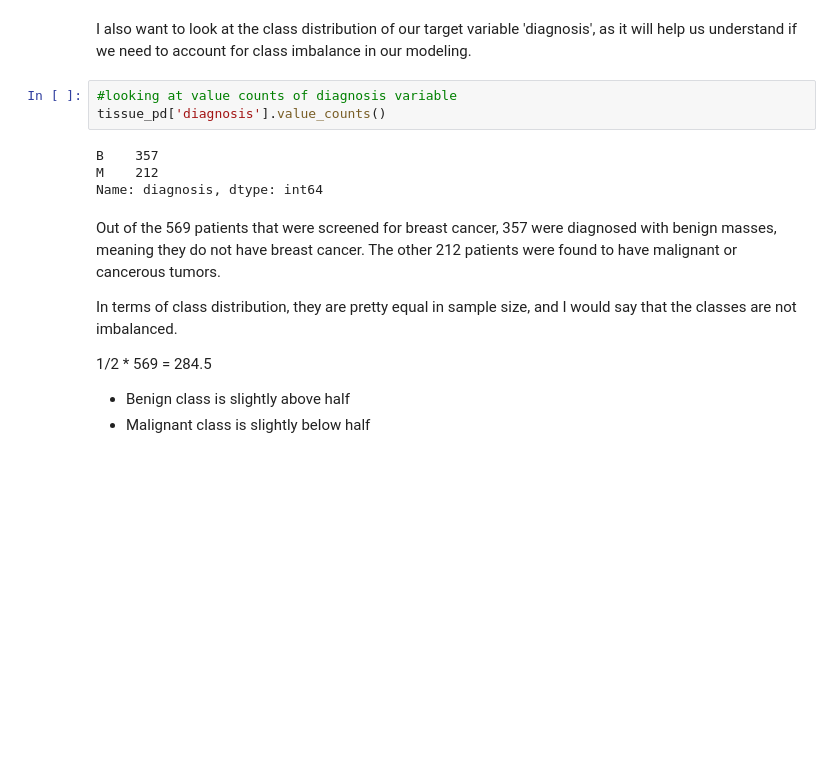
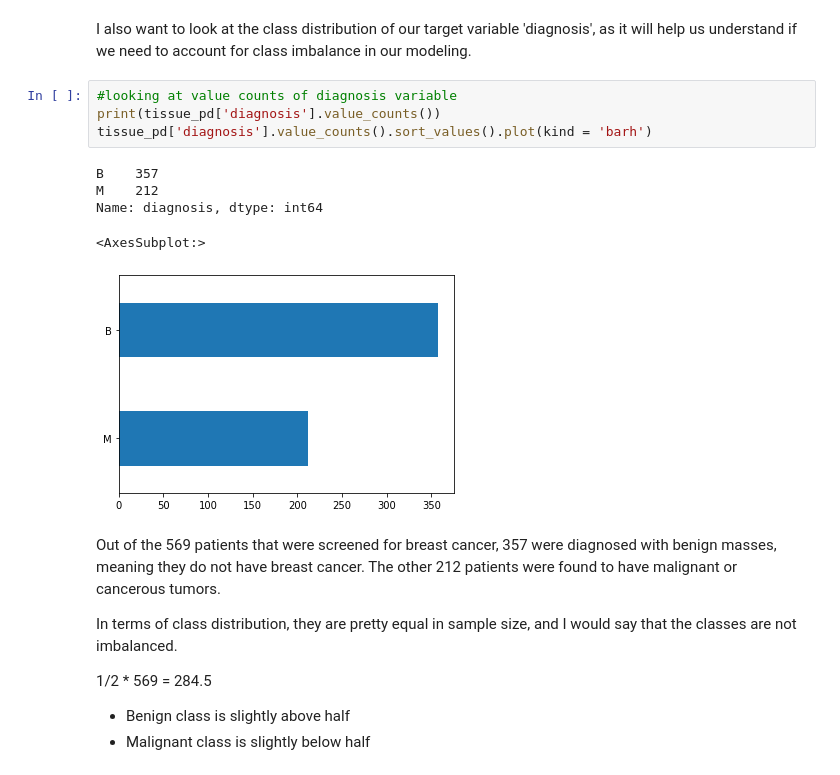
Before and after one commit to phillipseb/Predictive-630, a Jupyter notebook: project/EDA_PhillipsEmily_Project.ipynb, the cells around one changed output. Cells and saved outputs as stored; diff of their text form; blank space fills up the shorter version.

```diff
--- a/project/EDA_PhillipsEmily_Project.ipynb
+++ b/project/EDA_PhillipsEmily_Project.ipynb
@@ -90,11 +147,14 @@ tissue_pd.head()
 I also want to look at the class distribution of our target variable 'diagnosis', as it will help us understand if we need to account for class imbalance in our modeling.
 # %%
 #looking at value counts of diagnosis variable
-tissue_pd['diagnosis'].value_counts()
+print(tissue_pd['diagnosis'].value_counts())
+tissue_pd['diagnosis'].value_counts().sort_values().plot(kind = 'barh')
 # %% [output]
 B    357
 M    212
 Name: diagnosis, dtype: int64
+<AxesSubplot:>
+[figure, added]
 # %% [markdown]
 Out of the 569 patients that were screened for breast cancer, 357 were diagnosed with benign masses, meaning they do not have breast cancer. The other 212 patients were found to have malignant or cancerous tumors.
 
```
Also changed, not shown: parts of 36 cells of this notebook.
